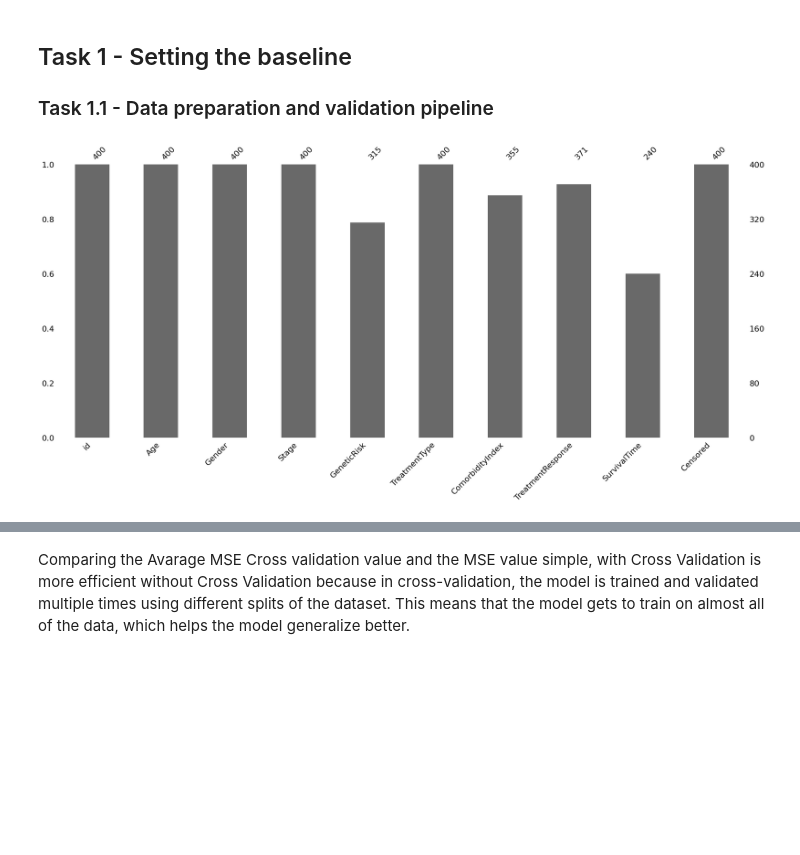
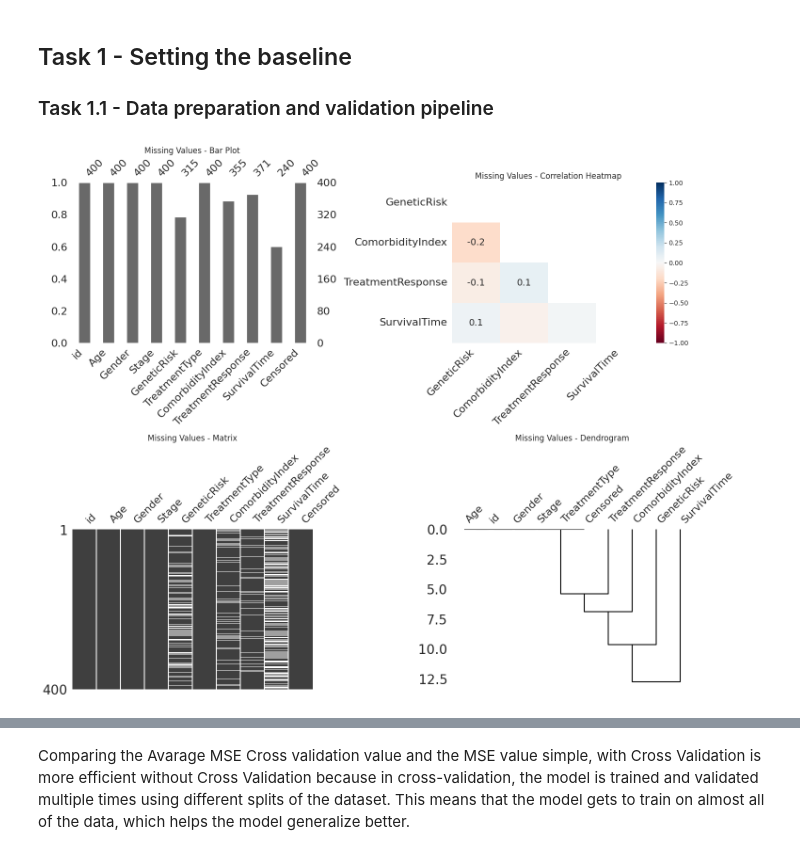
Before and after one commit to zepedrocosta/AA-Projeto2, a Jupyter notebook: Tasks.ipynb, the cells around one changed output, grey strips where cells are left out. Saved outputs shown, nothing was run; the diff lists cells and outputs as text; code cells hidden in the pictures; blank space fills up the shorter version.

Commit message:
task 1 cleaned and add\save plots and

```diff
--- a/Tasks.ipynb
+++ b/Tasks.ipynb
@@ -6,13 +6,23 @@ import missingno as msno
 from matplotlib import pyplot as plt
 import seaborn as sns
 import numpy as np
-from sklearn.model_selection import train_test_split
+from sklearn.model_selection import train_test_split, cross_val_score
 from sklearn.linear_model import LinearRegression
 from sklearn.metrics import mean_squared_error
-from sklearn.model_selection import cross_val_score
 from sklearn.pipeline import make_pipeline
-from sklearn.preprocessing import StandardScaler
+from sklearn.preprocessing import StandardScaler, PolynomialFeatures
+from sklearn.neighbors import KNeighborsRegressor
+
 import os
+
+# Set white background for all plots
+plt.style.use('default')
+sns.set_style("white")
+plt.rcParams['figure.facecolor'] = 'white'
+plt.rcParams['axes.facecolor'] = 'white'
+
+# Create plots directory
+os.makedirs("./plots", exist_ok=True)
 # %%
 df = pd.read_csv('./data/train_data.csv')
 # %%
@@ -46,9 +74,65 @@ def create_submission_file(predictions, filename):
 
 ### Task 1.1 - Data preparation and validation pipeline
 # %%
-# Simple visualization of missing values
+# Visualize missing values using multiple missingno plots
+fig, axes = plt.subplots(2, 2, figsize=(15, 12))
+fig.patch.set_facecolor('white')
 
-msno.bar(df)
+# Bar plot
+plt.subplot(2, 2, 1)
+msno.bar(df, ax=plt.gca())
+plt.title('Missing Values - Bar Plot')
+
+# Heatmap
+plt.subplot(2, 2, 2)
+msno.heatmap(df, ax=plt.gca())
+plt.title('Missing Values - Correlation Heatmap')
+
+# Matrix
+plt.subplot(2, 2, 3)
+msno.matrix(df, ax=plt.gca())
+plt.title('Missing Values - Matrix')
+
+# Dendrogram
+plt.subplot(2, 2, 4)
+msno.dendrogram(df, ax=plt.gca())
+plt.title('Missing Values - Dendrogram')
+
+plt.tight_layout()
+plt.savefig('./plots/missing_values_overview.png', dpi=300, bbox_inches='tight', facecolor='white')
 plt.show()
+
+# Save each plot separately
+fig_bar = plt.figure(figsize=(10, 6))
+fig_bar.patch.set_facecolor('white')
+msno.bar(df, ax=plt.gca())
+plt.title('Missing Values - Bar Plot')
+plt.tight_layout()
+plt.savefig('./plots/missing_values_bar.png', dpi=300, bbox_inches='tight', facecolor='white')
+plt.close()
+
+fig_heatmap = plt.figure(figsize=(10, 6))
+fig_heatmap.patch.set_facecolor('white')
+msno.heatmap(df, ax=plt.gca())
+plt.title('Missing Values - Correlation Heatmap')
+plt.tight_layout()
+plt.savefig('./plots/missing_values_heatmap.png', dpi=300, bbox_inches='tight', facecolor='white')
+plt.close()
+
+fig_matrix = plt.figure(figsize=(10, 6))
+fig_matrix.patch.set_facecolor('white')
+msno.matrix(df, ax=plt.gca())
+plt.title('Missing Values - Matrix')
+plt.tight_layout()
+plt.savefig('./plots/missing_values_matrix.png', dpi=300, bbox_inches='tight', facecolor='white')
+plt.close()
+
+fig_dendrogram = plt.figure(figsize=(10, 6))
+fig_dendrogram.patch.set_facecolor('white')
+msno.dendrogram(df, ax=plt.gca())
+plt.title('Missing Values - Dendrogram')
+plt.tight_layout()
+plt.savefig('./plots/missing_values_dendrogram.png', dpi=300, bbox_inches='tight', facecolor='white')
+plt.close()
 # %% [output]
-[figure, old version]
+[figure, new version]
```
Also changed, not shown: parts of 21 cells of this notebook, 10 other files.
